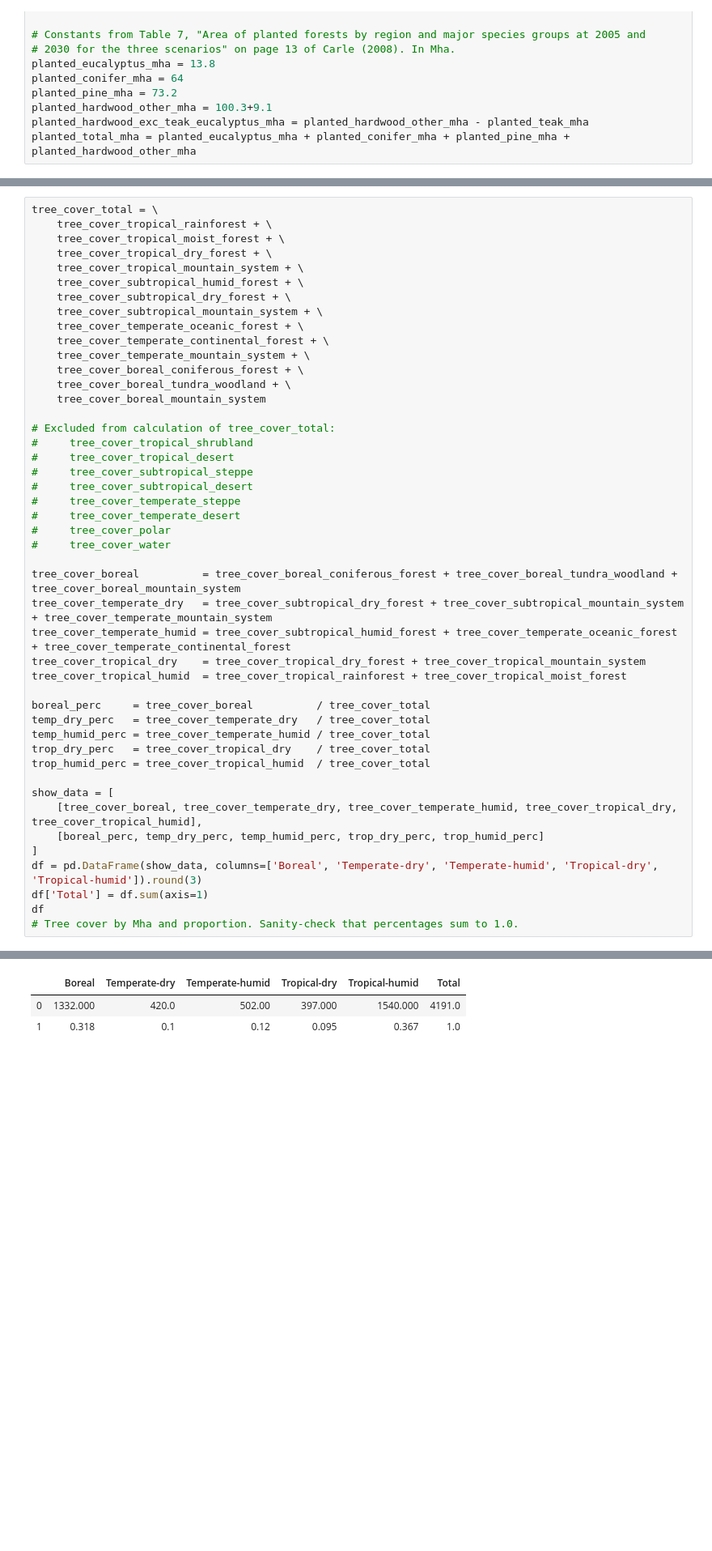
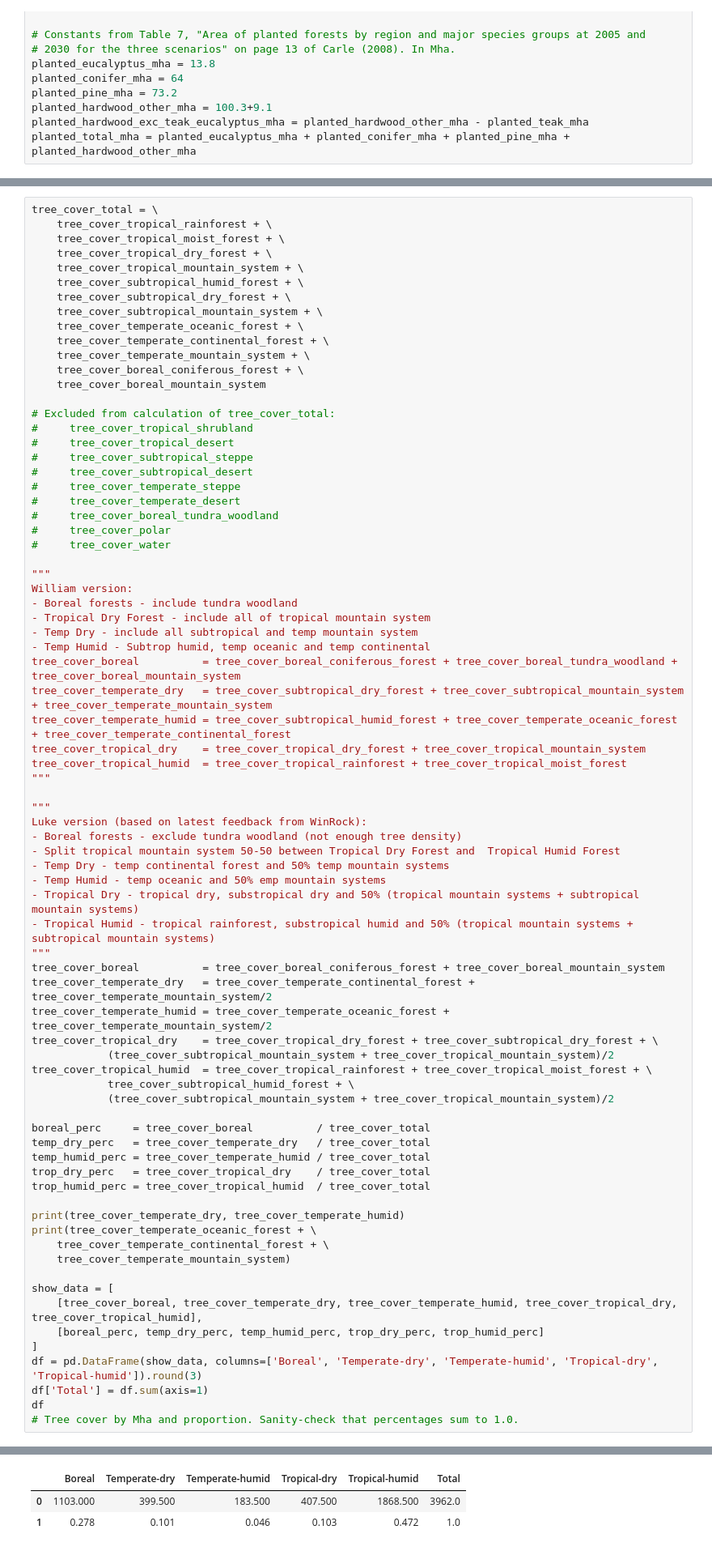
Before and after one commit to williamchan/forestry-simulation-for-ar-plus, a Jupyter notebook: forestry-simulation_20211101.ipynb, the cells around one changed output, grey strips where cells are left out. Shown: that part at 81% size. Saved outputs shown, nothing was run; the diff lists cells and outputs as text; blank space fills up the shorter version.

Commit message:
Updates from Colaboratory version

```diff
--- a/forestry-simulation_20211101.ipynb
+++ b/forestry-simulation_20211101.ipynb
@@ -84,7 +86,6 @@ tree_cover_total = \
     tree_cover_temperate_continental_forest + \
     tree_cover_temperate_mountain_system + \
     tree_cover_boreal_coniferous_forest + \
-    tree_cover_boreal_tundra_woodland + \
     tree_cover_boreal_mountain_system
 
 # Excluded from calculation of tree_cover_total:
@@ -94,20 +95,51 @@ tree_cover_total = \
 #     tree_cover_subtropical_desert
 #     tree_cover_temperate_steppe
 #     tree_cover_temperate_desert
+#     tree_cover_boreal_tundra_woodland
 #     tree_cover_polar
 #     tree_cover_water
 
+"""
+William version:
+- Boreal forests - include tundra woodland
+- Tropical Dry Forest - include all of tropical mountain system
+- Temp Dry - include all subtropical and temp mountain system
+- Temp Humid - Subtrop humid, temp oceanic and temp continental
 tree_cover_boreal          = tree_cover_boreal_coniferous_forest + tree_cover_boreal_tundra_woodland + tree_cover_boreal_mountain_system
 tree_cover_temperate_dry   = tree_cover_subtropical_dry_forest + tree_cover_subtropical_mountain_system + tree_cover_temperate_mountain_system
 tree_cover_temperate_humid = tree_cover_subtropical_humid_forest + tree_cover_temperate_oceanic_forest + tree_cover_temperate_continental_forest
 tree_cover_tropical_dry    = tree_cover_tropical_dry_forest + tree_cover_tropical_mountain_system
 tree_cover_tropical_humid  = tree_cover_tropical_rainforest + tree_cover_tropical_moist_forest
+"""
+
+"""
+Luke version (based on latest feedback from WinRock):
+- Boreal forests - exclude tundra woodland (not enough tree density)
+- Split tropical mountain system 50-50 between Tropical Dry Forest and  Tropical Humid Forest
+- Temp Dry - temp continental forest and 50% temp mountain systems
+- Temp Humid - temp oceanic and 50% emp mountain systems
+- Tropical Dry - tropical dry, substropical dry and 50% (tropical mountain systems + subtropical mountain systems)
+- Tropical Humid - tropical rainforest, substropical humid and 50% (tropical mountain systems + subtropical mountain systems)
+"""
+tree_cover_boreal          = tree_cover_boreal_coniferous_forest + tree_cover_boreal_mountain_system
+tree_cover_temperate_dry   = tree_cover_temperate_continental_forest + tree_cover_temperate_mountain_system/2
+tree_cover_temperate_humid = tree_cover_temperate_oceanic_forest + tree_cover_temperate_mountain_system/2
+tree_cover_tropical_dry    = tree_cover_tropical_dry_forest + tree_cover_subtropical_dry_forest + \
+            (tree_cover_subtropical_mountain_system + tree_cover_tropical_mountain_system)/2
+tree_cover_tropical_humid  = tree_cover_tropical_rainforest + tree_cover_tropical_moist_forest + \
+            tree_cover_subtropical_humid_forest + \
+            (tree_cover_subtropical_mountain_system + tree_cover_tropical_mountain_system)/2
 
 boreal_perc     = tree_cover_boreal          / tree_cover_total
 temp_dry_perc   = tree_cover_temperate_dry   / tree_cover_total
 temp_humid_perc = tree_cover_temperate_humid / tree_cover_total
 trop_dry_perc   = tree_cover_tropical_dry    / tree_cover_total
 trop_humid_perc = tree_cover_tropical_humid  / tree_cover_total
+
+print(tree_cover_temperate_dry, tree_cover_temperate_humid)
+print(tree_cover_temperate_oceanic_forest + \
+    tree_cover_temperate_continental_forest + \
+    tree_cover_temperate_mountain_system)
 
 show_data = [
     [tree_cover_boreal, tree_cover_temperate_dry, tree_cover_temperate_humid, tree_cover_tropical_dry, tree_cover_tropical_humid],
@@ -121,6 +155,6 @@ df
 |  | Boreal | Temperate-dry | Temperate-humid | Tropical-dry | Tropical-humid | Total |
-| 0 | 1332.000 | 420.0 | 502.00 | 397.000 | 1540.000 | 4191.0 |
-| 1 | 0.318 | 0.1 | 0.12 | 0.095 | 0.367 | 1.0 |
+| 0 | 1103.000 | 399.500 | 183.500 | 407.500 | 1868.500 | 3962.0 |
+| 1 | 0.278 | 0.101 | 0.046 | 0.103 | 0.472 | 1.0 |
 # %% [markdown]
 ## Area of planted forests by species
 
```
Also changed, not shown: parts of 11 cells of this notebook.
